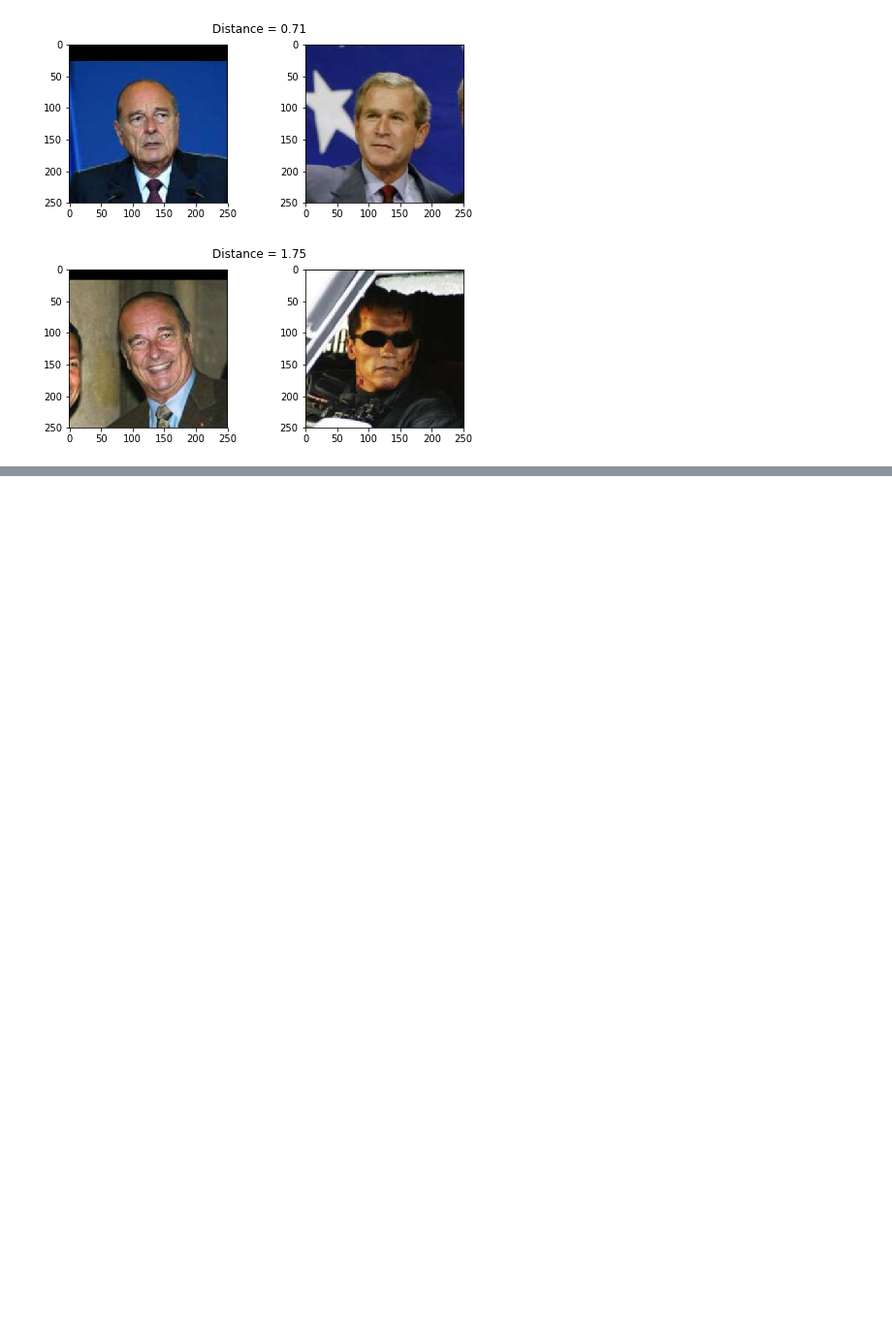
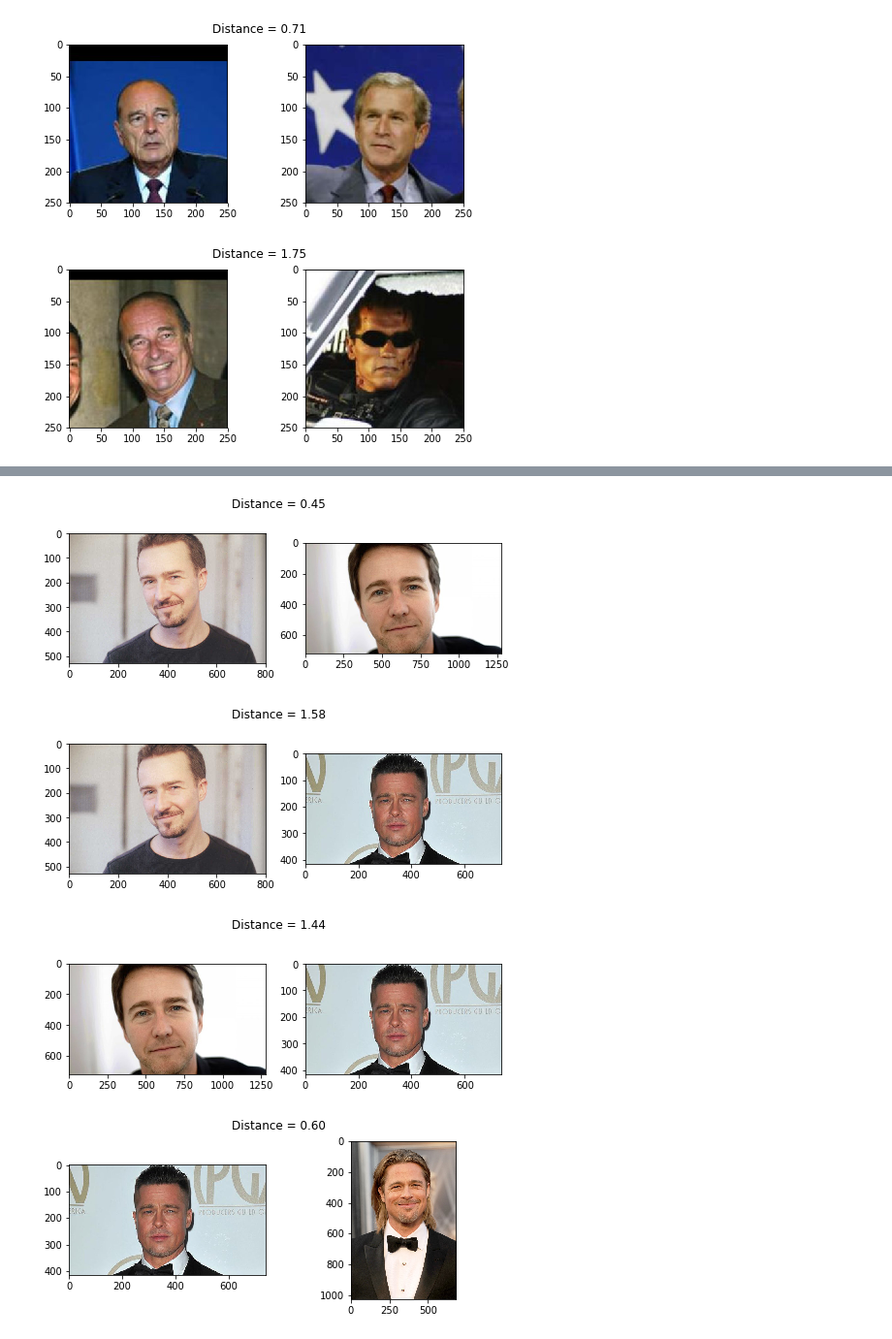
Before and after one commit to otzhora/face_recognition_models_comparation, a Jupyter notebook: FaceNet/face_net_rec.ipynb, the cells around one changed output, grey strips where cells are left out. Shown at 97% size. Drawn from its saved outputs; the diff is of its cells as text; code cells hidden in the pictures; blank space fills up the shorter version.

```diff
--- a/FaceNet/face_net_rec.ipynb
+++ b/FaceNet/face_net_rec.ipynb
@@ -162,0 +208,18 @@ show_pair_krasserm(2, 50)
+# %%
+def show_pair_hr_kr(idx1, idx2):
+    plt.figure(figsize=(8,3))
+    plt.suptitle(f'Distance = {distance(hr_emb_kr[idx1], hr_emb_kr[idx2]):.2f}')
+    plt.subplot(121)
+    plt.imshow(load_img(hr_photos[idx1].image_path()))
+    plt.subplot(122)
+    plt.imshow(load_img(hr_photos[idx2].image_path()));
+# %%
+show_pair_hr_kr(0, 1)
+show_pair_hr_kr(0, 2)
+show_pair_hr_kr(1, 2)
+show_pair_hr_kr(2, 3)
+# %% [output]
+[figure, added]
+[figure, added]
+[figure, added]
+[figure, added]
```
Also changed, not shown: parts of 6 cells of this notebook.
